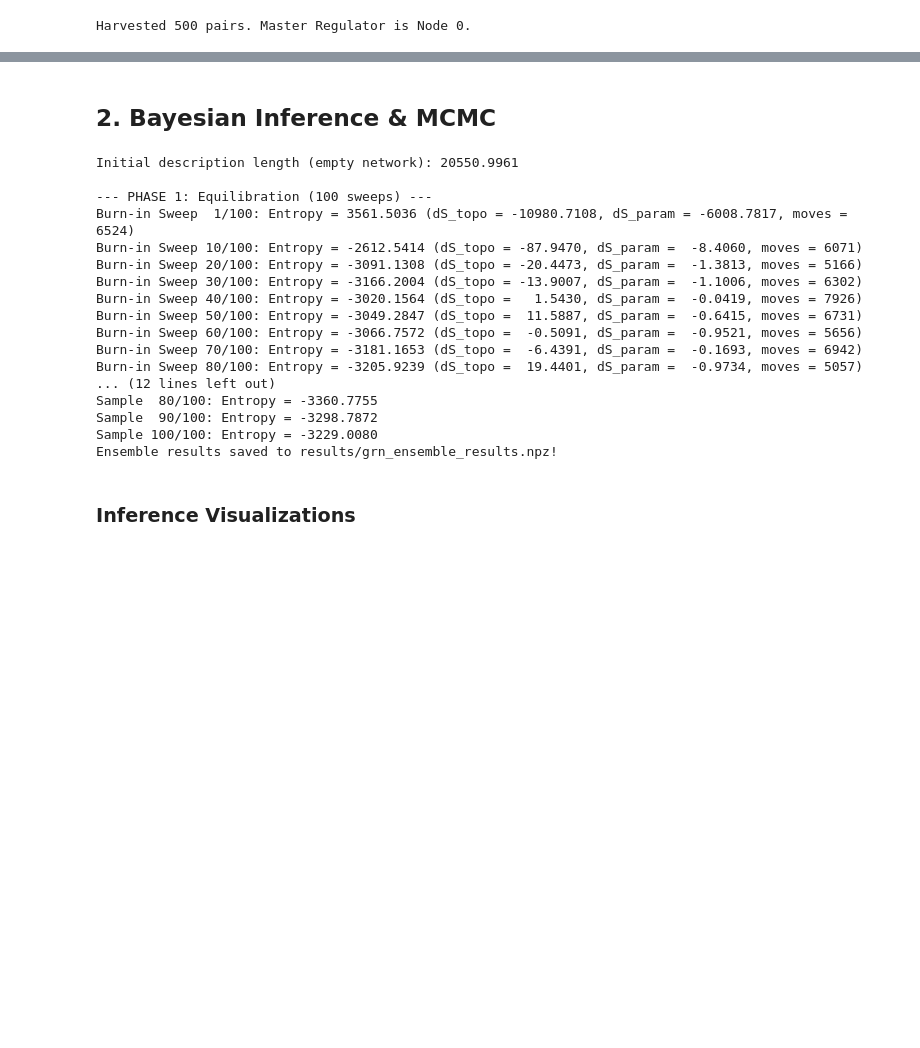
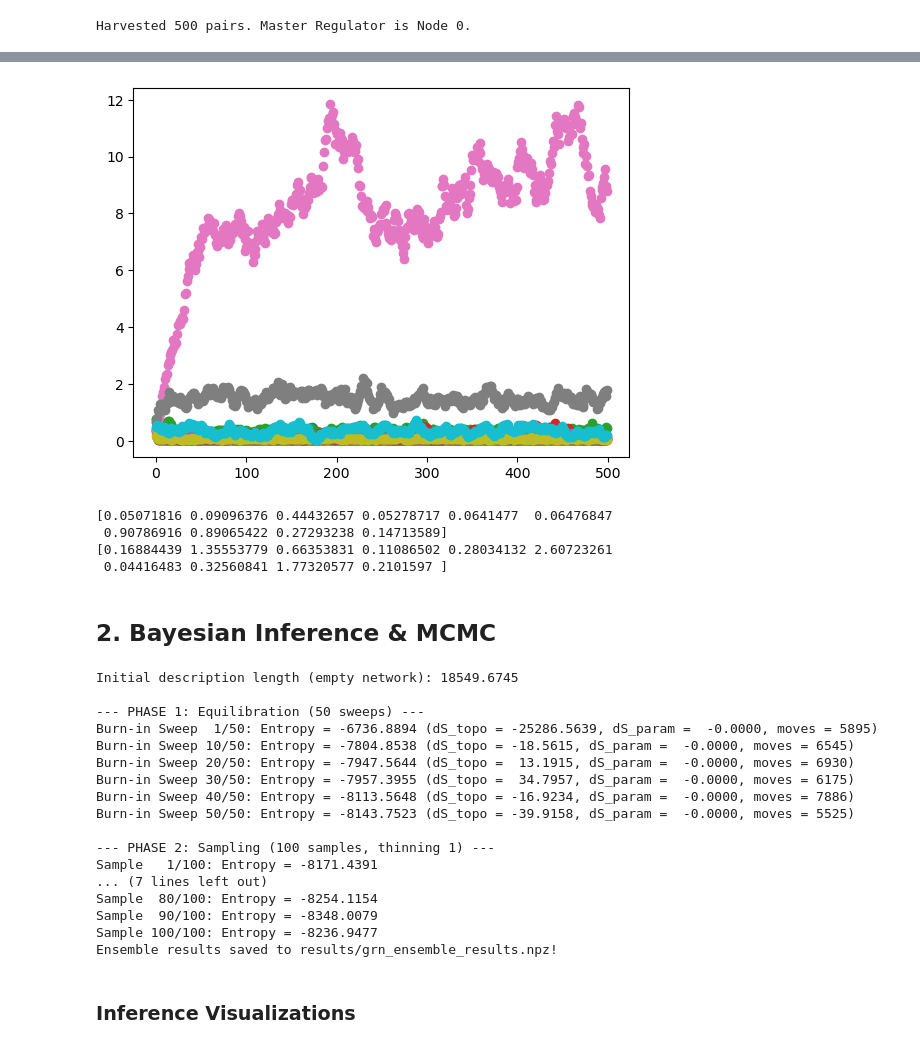
Before and after one commit to CoMuNeLab/Onsager_Machlup_Inf, a Jupyter notebook: Main_Pipeline.ipynb, the cells around one changed output, grey strips where cells are left out. Cells and saved outputs as stored; diff of their text form; code cells hidden in the pictures; blank space fills up the shorter version.

```diff
--- a/Main_Pipeline.ipynb
+++ b/Main_Pipeline.ipynb
@@ -27,16 +29,16 @@ from gene_expr import GeneExprBlockState
 # Configuration
 N = 10
 m = 1
-seed_network = 42
+seed_network = 51
 
 dt_sim = 0.005
 dt_sample = 0.5
 dt_meas = 0.5
 M_pairs = 500
-t_window = (0.0, 3.0)
+t_window = (0.0, 300.0)
 
 mean_d = 0.5
-mean_V = 2.0
+mean_V = 0.1
 D_base = 0.02
 
 # Generate TRUE network
@@ -46,7 +48,7 @@ theta_true = [np.log(mean_d), np.log(mean_V), np.log(D_base)]
 # Simulate state-transition pairs
 s, hub_node, out_degrees, d_true, V_true = simulate_realistic_pairs(
     W_true, M=M_pairs, dt_sim=dt_sim, dt_sample=dt_sample, dt_meas=dt_meas,
-    D_base=D_base, mean_d=mean_d, std_d=0.0, mean_V=mean_V, std_V=0.0,
+    D_base=D_base, mean_d=mean_d, std_d=1, mean_V=mean_V, std_V=1,
     seed=123, t_window=t_window
 )
 
@@ -56,3 +67,16 @@ Harvested 500 pairs. Master Regulator is Node 0.
+# %%
+for j in range(N):
+    plt.plot([s[i][j][0] for i in range(len(s))], 'o', label=f'Node {j}')
+# %% [output]
+[figure, added]
+# %%
+print(V_true)
+print(d_true)
+# %% [output]
+[0.05071816 0.09096376 0.44432657 0.05278717 0.0641477  0.06476847
+ 0.90786916 0.89065422 0.27293238 0.14713589]
+[0.16884439 1.35553779 0.66353831 0.11086502 0.28034132 2.60723261
+ 0.04416483 0.32560841 1.77320577 0.2101597 ]
 # %% [markdown]
 ## 2. Bayesian Inference & MCMC
 # %%
@@ -69,15 +93,16 @@ for u, v in possible_edges[:num_initial_edges]:
 
 # Initialize the custom state with an uninformative prior
 initial_theta = [0.0, 0.0, np.log(0.05)]
-state = GeneExprBlockState(s, dt=dt_meas, g=g_init, state_args=dict(deg_corr=False), theta=initial_theta, use_em_likelihood=False)
+state = GeneExprBlockState(s, dt=dt_meas, g=g_init, state_args=dict(deg_corr=False),
+                           theta=initial_theta, use_em_likelihood=False, self_loop=False)
 print(f"Initial description length (empty network): {state.entropy():.4f}")
 
 # Phase 1: Burn-in
-state = run_burn_in(state, n_burnin=100, theta_mode="global")
+state = run_burn_in(state, n_burnin=50, theta_mode="local")
 
 # Phase 2: Posterior Sampling
 n_samples = 100
-W_ensemble, theta_ensemble = run_posterior_sampling(state, N, n_samples=n_samples, delta_k=1, theta_mode="global")
+W_ensemble, theta_ensemble = run_posterior_sampling(state, N, n_samples=n_samples, delta_k=1, theta_mode="local")
 
 # Compute and save ensemble stats
 edge_probabilities, weight_mean, weight_std = compute_ensemble_stats(W_ensemble)
@@ -94,22 +119,22 @@ np.savez_compressed(
 )
 print("Ensemble results saved to results/grn_ensemble_results.npz!")
 # %% [output]
-Initial description length (empty network): 20550.9961
+Initial description length (empty network): 18549.6745
 
---- PHASE 1: Equilibration (100 sweeps) ---
-Burn-in Sweep  1/100: Entropy = 3561.5036 (dS_topo = -10980.7108, dS_param = -6008.7817, moves = 6524)
-Burn-in Sweep 10/100: Entropy = -2612.5414 (dS_topo = -87.9470, dS_param =  -8.4060, moves = 6071)
-Burn-in Sweep 20/100: Entropy = -3091.1308 (dS_topo = -20.4473, dS_param =  -1.3813, moves = 5166)
-Burn-in Sweep 30/100: Entropy = -3166.2004 (dS_topo = -13.9007, dS_param =  -1.1006, moves = 6302)
-Burn-in Sweep 40/100: Entropy = -3020.1564 (dS_topo =   1.5430, dS_param =  -0.0419, moves = 7926)
-Burn-in Sweep 50/100: Entropy = -3049.2847 (dS_topo =  11.5887, dS_param =  -0.6415, moves = 6731)
-Burn-in Sweep 60/100: Entropy = -3066.7572 (dS_topo =  -0.5091, dS_param =  -0.9521, moves = 5656)
-Burn-in Sweep 70/100: Entropy = -3181.1653 (dS_topo =  -6.4391, dS_param =  -0.1693, moves = 6942)
-Burn-in Sweep 80/100: Entropy = -3205.9239 (dS_topo =  19.4401, dS_param =  -0.9734, moves = 5057)
-... (12 lines left out)
-Sample  80/100: Entropy = -3360.7755
-Sample  90/100: Entropy = -3298.7872
-Sample 100/100: Entropy = -3229.0080
+--- PHASE 1: Equilibration (50 sweeps) ---
+Burn-in Sweep  1/50: Entropy = -6736.8894 (dS_topo = -25286.5639, dS_param =  -0.0000, moves = 5895)
+Burn-in Sweep 10/50: Entropy = -7804.8538 (dS_topo = -18.5615, dS_param =  -0.0000, moves = 6545)
+Burn-in Sweep 20/50: Entropy = -7947.5644 (dS_topo =  13.1915, dS_param =  -0.0000, moves = 6930)
+Burn-in Sweep 30/50: Entropy = -7957.3955 (dS_topo =  34.7957, dS_param =  -0.0000, moves = 6175)
+Burn-in Sweep 40/50: Entropy = -8113.5648 (dS_topo = -16.9234, dS_param =  -0.0000, moves = 7886)
+Burn-in Sweep 50/50: Entropy = -8143.7523 (dS_topo = -39.9158, dS_param =  -0.0000, moves = 5525)
+
+--- PHASE 2: Sampling (100 samples, thinning 1) ---
+Sample   1/100: Entropy = -8171.4391
+... (7 lines left out)
+Sample  80/100: Entropy = -8254.1154
+Sample  90/100: Entropy = -8348.0079
+Sample 100/100: Entropy = -8236.9477
 Ensemble results saved to results/grn_ensemble_results.npz!
 # %% [markdown]
 ### Inference Visualizations
```
Also changed, not shown: parts of 6 cells of this notebook, 46 other files.
